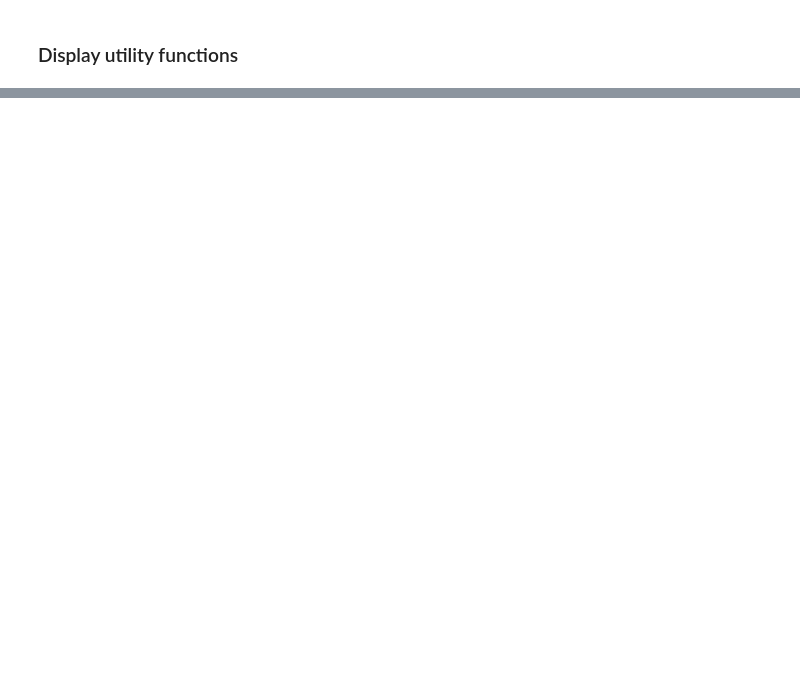
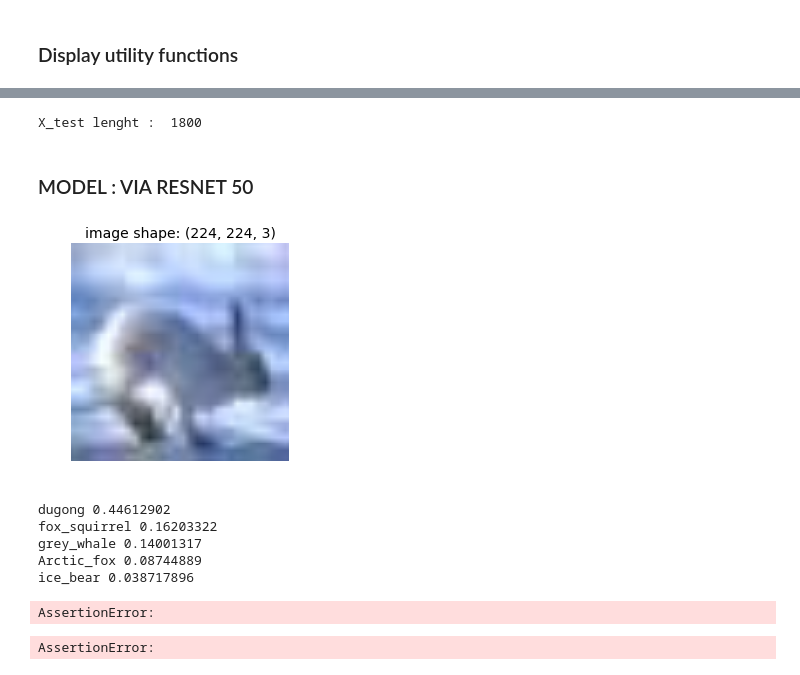
Before and after one commit to JeremyBouhi/DeepLearning, a Jupyter notebook: DeepLearningProject.ipynb, the cells around one changed output, grey strips where cells are left out. Cells and saved outputs as stored; diff of their text form; code cells hidden in the pictures; blank space fills up the shorter version.

```diff
--- a/DeepLearningProject.ipynb
+++ b/DeepLearningProject.ipynb
@@ -46,0 +156,14 @@ show(sample_image)
+# %%
+X_test = []
+files = []
+files = listdir(path.join(GLOBAL_DATA_PATH, "data_test"))
+
+for file in files:
+    img = load_img(path.join(GLOBAL_DATA_PATH, "data_train", file))
+    X_test.append(img_to_array(img))
+
+print("X_test lenght : ",len(X_test))
+# %% [output]
+X_test lenght :  1800
+# %% [markdown]
+### MODEL : VIA RESNET 50
@@ -46,0 +181,8 @@ show(sample_image)
+# %%
+#We will resized the unique image to resnet image
+resnet_input_size = (224,224)
+img = X_train[4]
+img_resized = resize(img, resnet_input_size, mode='reflect', preserve_range=True)
+show(img_resized)
+# %% [output]
+[figure, added]
@@ -46,0 +192,18 @@ show(sample_image)
+# %%
+#Print prediction of the unique image
+x = image.img_to_array(img_resized)
+x = np.expand_dims(x, axis=0)
+x = preprocess_input(x)
+preds = model_ResNet50.predict(x)
+
+decoded_predictions = decode_predictions(preds)
+
+if decoded_predictions:
+    for _, name, score in decoded_predictions[0]:
+        print(name, score)
+# %% [output]
+dugong 0.44612902
+fox_squirrel 0.16203322
+grey_whale 0.14001317
+Arctic_fox 0.08744889
+ice_bear 0.038717896
@@ -46,0 +212,39 @@ show(sample_image)
+# %%
+model_ResNet50.fit(
+        x=X_train,
+        y=y_train['Category'],
+        batch_size=20,
+        epochs=20)
+# %% [output]
+AssertionError:
+# %%
+from keras.models import Sequential
+from keras.layers import Dense, Dropout
+from keras.optimizers import Adam
+
+batch_size = 128
+num_epochs = 20
+
+model = Sequential()
+
+model.add(Dropout(0.5))
+model.add(Dense(128, activation = 'relu'))
+model.add(Dense(1, activation = 'sigmoid'))
+
+model.compile(optimizer='adam',loss='binary_crossentropy',metrics=['accuracy'])
+
+# The fit function allows you to fit the compiled model to some training data
+if model:
+    model_history = model.fit(
+        x=X_train,
+        y=y_train['Category'],
+        batch_size=20,
+        epochs=20)
+        #verbose=1
+        #validation_data=(X_extracted_val, Y_val)
+
+    print('Training complete')
+else:
+    model_history = None
+# %% [output]
+AssertionError:
```
Also changed, not shown: parts of 19 cells of this notebook.
